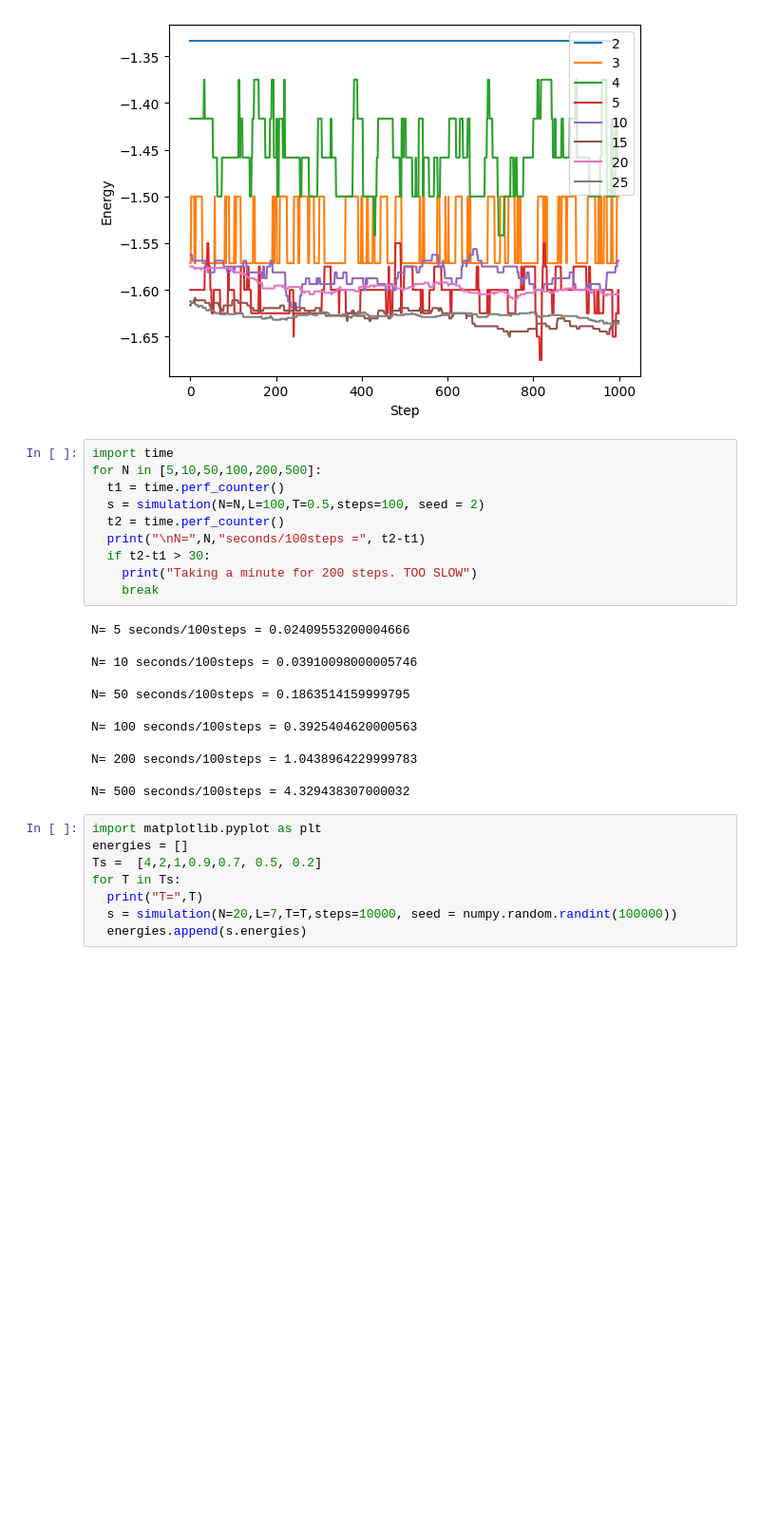
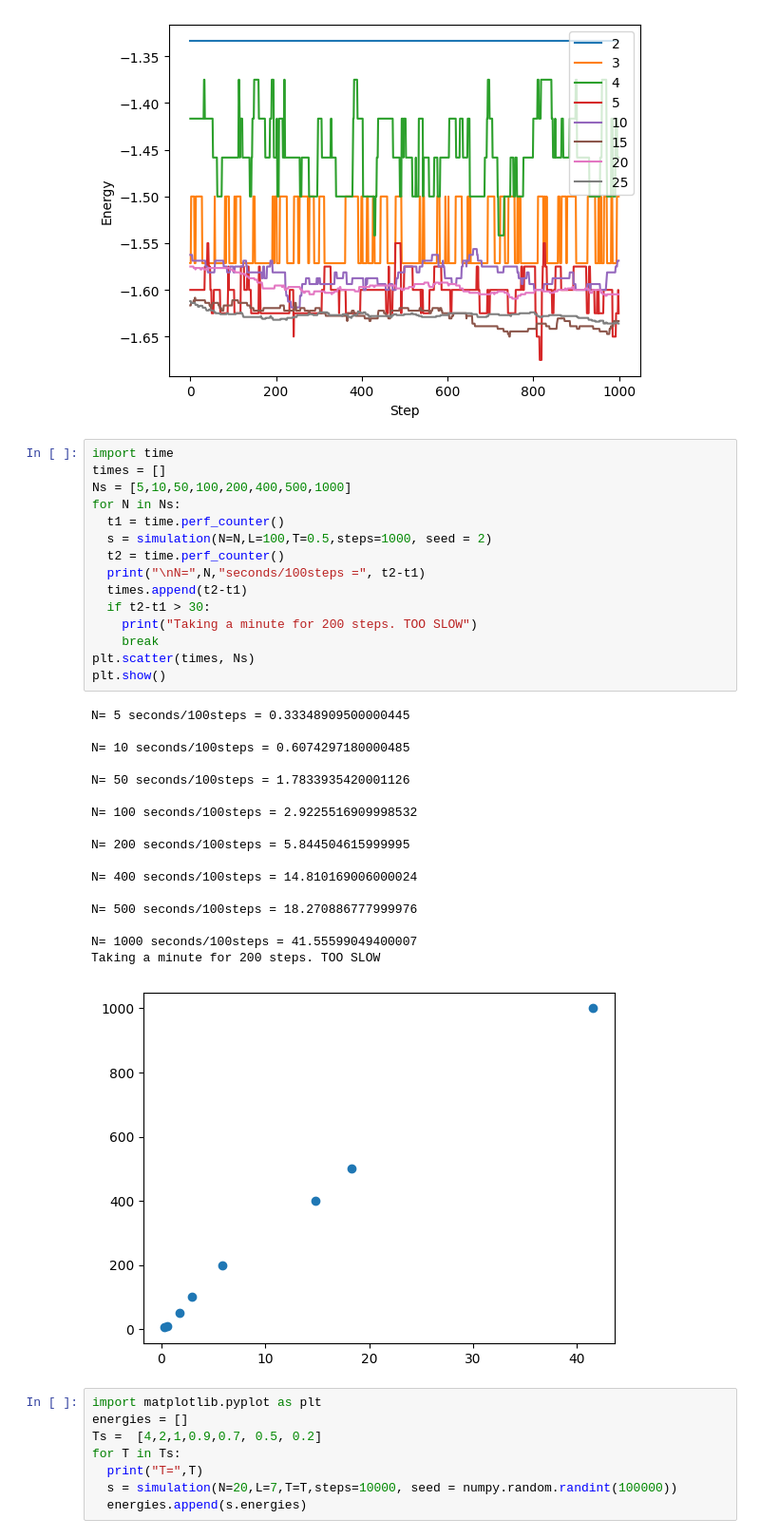
Before and after one commit to shawk17/563-shawk17, a Jupyter notebook: HW4_lattice_mc.ipynb, the cells around one changed output. Shown at 95% size. Drawn from its saved outputs; the diff is of its cells as text; blank space fills up the shorter version.

```diff
--- a/HW4_lattice_mc.ipynb
+++ b/HW4_lattice_mc.ipynb
@@ -191,26 +192,37 @@ The average energy per particle is: -1.585 +- 0.09044888569591775 E
 [figure]
 # %%
 import time
-for N in [5,10,50,100,200,500]:
+times = []
+Ns = [5,10,50,100,200,400,500,1000]
+for N in Ns:
   t1 = time.perf_counter()
-  s = simulation(N=N,L=100,T=0.5,steps=100, seed = 2)
+  s = simulation(N=N,L=100,T=0.5,steps=1000, seed = 2)
   t2 = time.perf_counter()
   print("\nN=",N,"seconds/100steps =", t2-t1)
+  times.append(t2-t1)
   if t2-t1 > 30:
     print("Taking a minute for 200 steps. TOO SLOW")
     break
+plt.scatter(times, Ns)
+plt.show()
 # %% [output]
-N= 5 seconds/100steps = 0.02409553200004666
+N= 5 seconds/100steps = 0.33348909500000445
 
-N= 10 seconds/100steps = 0.03910098000005746
+N= 10 seconds/100steps = 0.6074297180000485
 
-N= 50 seconds/100steps = 0.1863514159999795
+N= 50 seconds/100steps = 1.7833935420001126
 
-N= 100 seconds/100steps = 0.3925404620000563
+N= 100 seconds/100steps = 2.9225516909998532
 
-N= 200 seconds/100steps = 1.0438964229999783
+N= 200 seconds/100steps = 5.844504615999995
 
-N= 500 seconds/100steps = 4.329438307000032
+N= 400 seconds/100steps = 14.810169006000024
+
+N= 500 seconds/100steps = 18.270886777999976
+
+N= 1000 seconds/100steps = 41.55599049400007
+Taking a minute for 200 steps. TOO SLOW
+[figure, added]
 # %%
 import matplotlib.pyplot as plt
 energies = []
```
Also changed, not shown: parts of 1 cell of this notebook.
